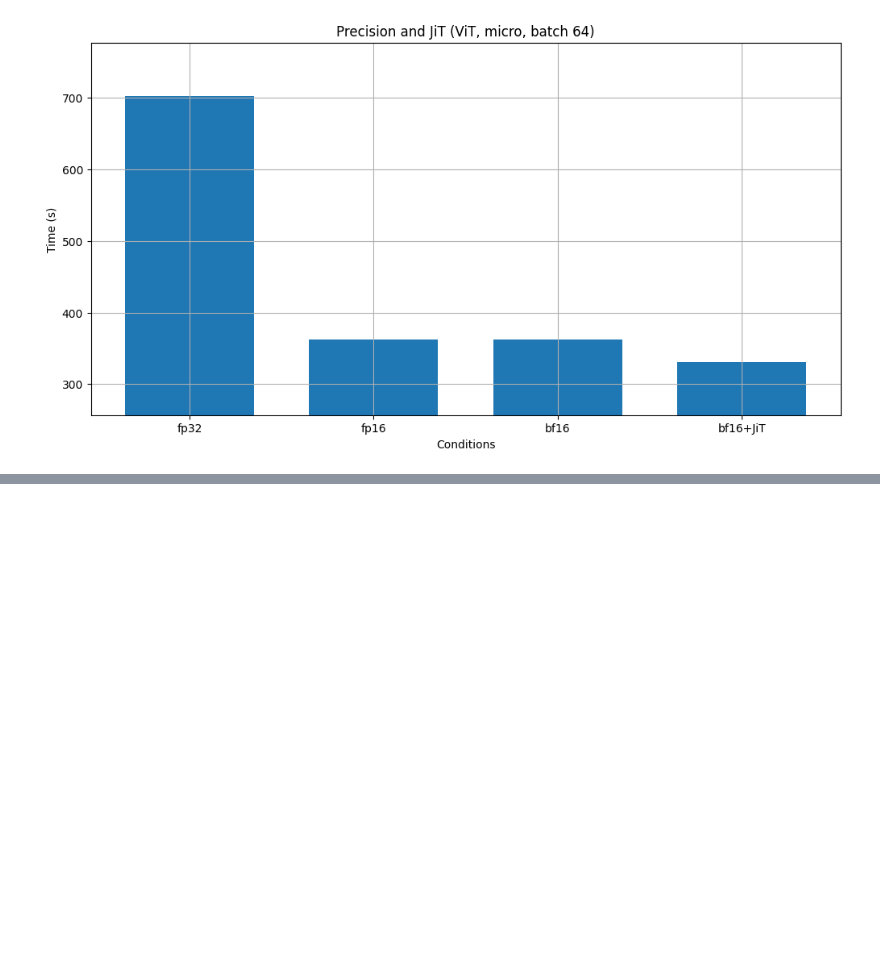
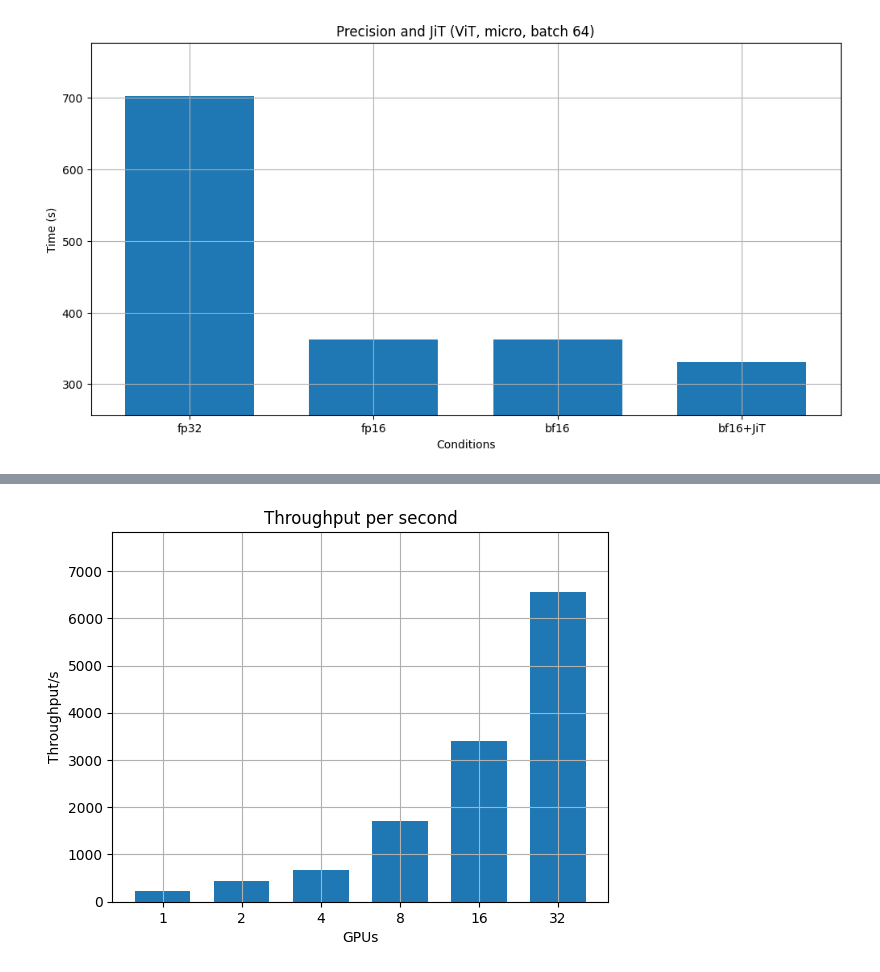
Before and after one commit to AUBERTIERThomas/SA-MIRI, a Jupyter notebook: Ph-Pi/11-X.ipynb, the cells around one changed output, grey strips where cells are left out. Saved outputs shown, nothing was run; the diff lists cells and outputs as text; code cells hidden in the pictures; blank space fills up the shorter version.

```diff
--- a/Ph-Pi/11-X.ipynb
+++ b/Ph-Pi/11-X.ipynb
@@ -119,0 +143,6 @@ plot_final(id, time, "Precision and JiT (ViT, micro, batch 64)",w=0.7)
+# %%
+thr = [229,435,674,1710,3398,6558]
+
+plot_throughput(GPU, thr)
+# %% [output]
+[figure, added]
```
Also changed, not shown: parts of 4 cells of this notebook, 14 other files.
